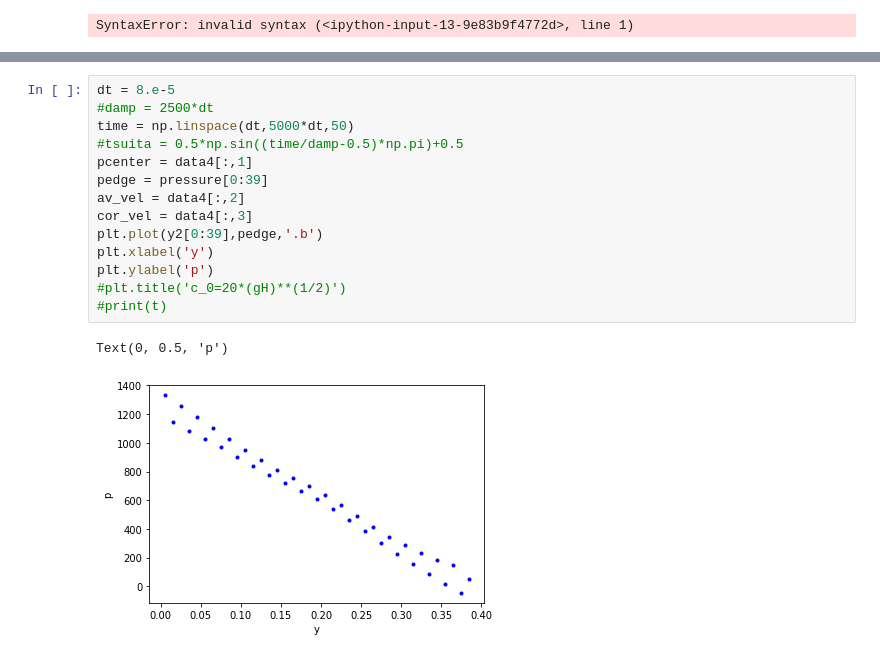
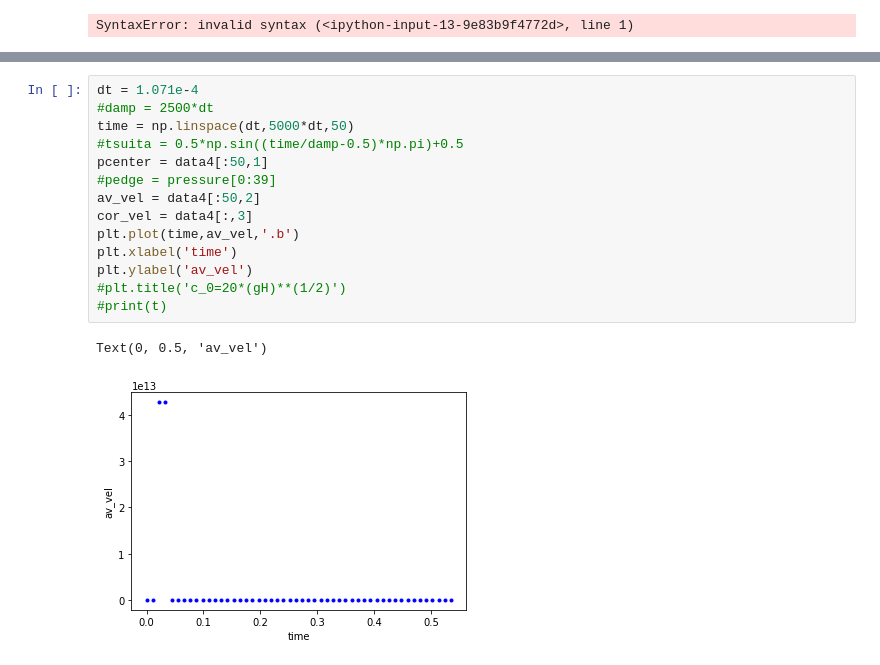
Before and after one commit to Jinx134235/static-water, a Jupyter notebook: particle&pressure plot.ipynb, the cells around one changed output, grey strips where cells are left out. Drawn from its saved outputs; the diff is of its cells as text.

```diff
--- a/particle&pressure plot.ipynb
+++ b/particle&pressure plot.ipynb
@@ -164,17 +236,17 @@ plt.show()
 # %%
-dt = 8.e-5
+dt = 1.071e-4
 #damp = 2500*dt
 time = np.linspace(dt,5000*dt,50)
 #tsuita = 0.5*np.sin((time/damp-0.5)*np.pi)+0.5
-pcenter = data4[:,1]
-pedge = pressure[0:39]
-av_vel = data4[:,2]
+pcenter = data4[:50,1]
+#pedge = pressure[0:39]
+av_vel = data4[:50,2]
 cor_vel = data4[:,3]
-plt.plot(y2[0:39],pedge,'.b')
-plt.xlabel('y')
-plt.ylabel('p')
+plt.plot(time,av_vel,'.b')
+plt.xlabel('time')
+plt.ylabel('av_vel')
 #plt.title('c_0=20*(gH)**(1/2)')
 #print(t)
 # %% [output]
-Text(0, 0.5, 'p')
+Text(0, 0.5, 'av_vel')
-[figure, old version]
+[figure, new version]
```
Also changed, not shown: parts of 8 cells of this notebook, 9 other files.
